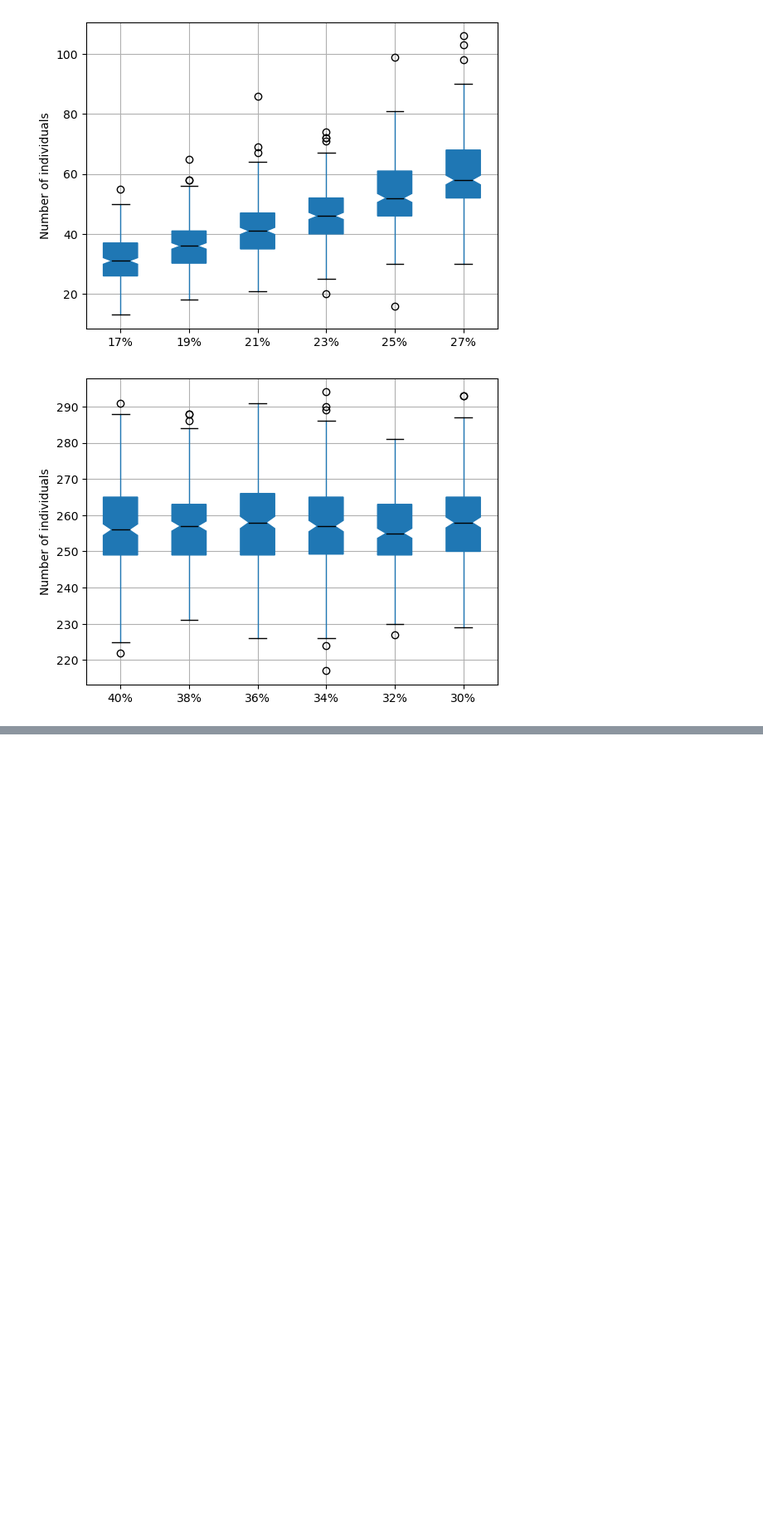
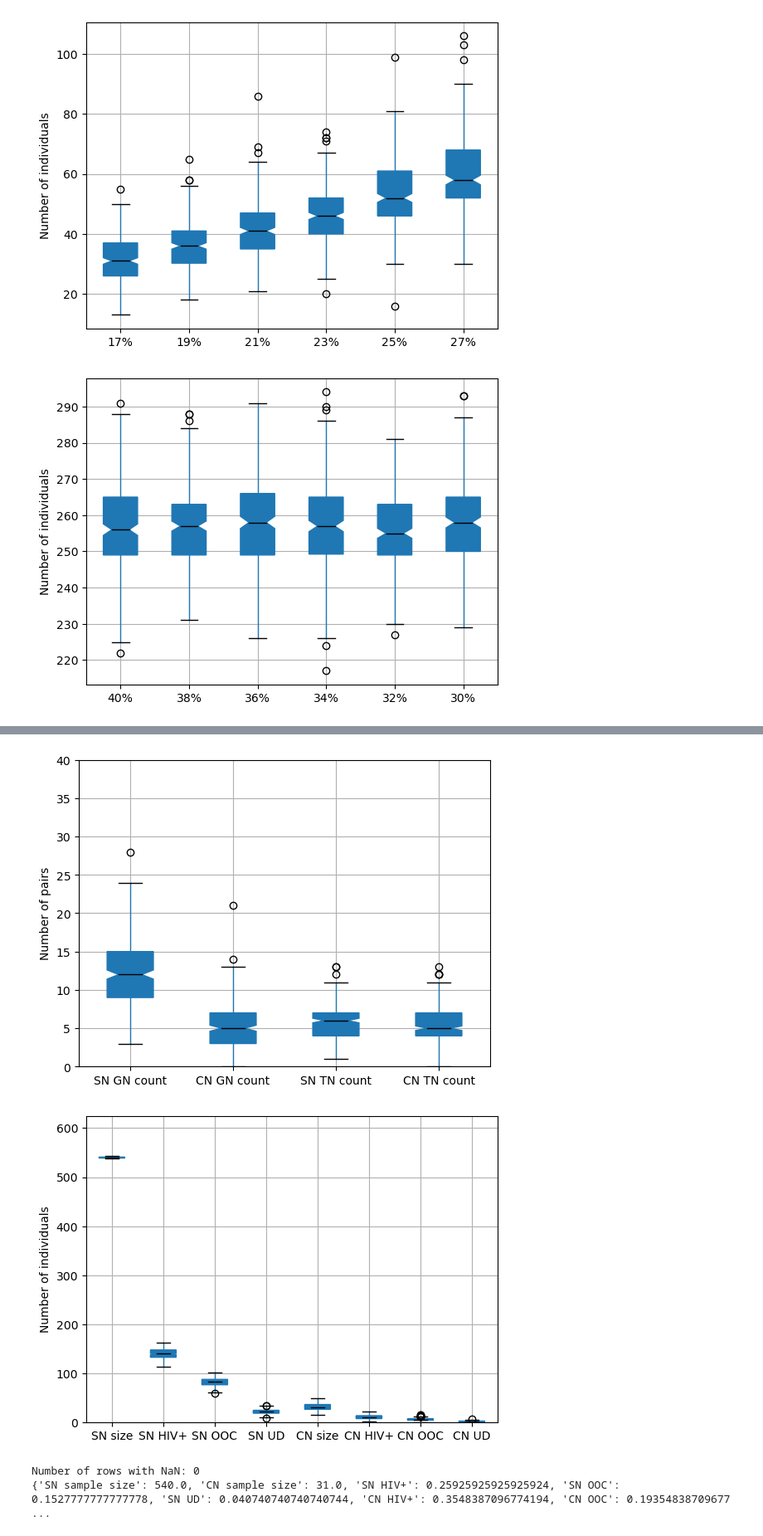
Before and after one commit to breecummins/social_sampling_in_epidemics, a Jupyter notebook: simulations/study_params_20220929/visualize_results.ipynb, the cells around one changed output, grey strips where cells are left out. Shown at 83% size. Saved outputs shown, nothing was run; the diff lists cells and outputs as text; code cells hidden in the pictures; blank space fills up the shorter version.

Commit message:
visualized 50% prevalence and prepared to run 25% prevalence

```diff
--- a/simulations/study_params_20220929/visualize_results.ipynb
+++ b/simulations/study_params_20220929/visualize_results.ipynb
@@ -61,6 +61,8 @@ def boxplots(fname,savename1,savename2,plot1ylim=(0,40)):
 
 def percentages(fname):
     df = load_df(fname)
+    print("Number of rows with NaN: {}".format(df.shape[0] - df.dropna().shape[0]))
+    df = df.dropna()
     SNdenom = np.median(df["SN sample size"].values)
     CNdenom = np.median(df["CN sample size"].values)
     SNhiv = np.median(df["SN HIV+"].values)
@@ -135,0 +146,9 @@ print(percentages(fname))
+# %%
+fname = "results_trimmed_50prevalence/JOB916185/all_summaries_50prevalence_20221220.csv"
+boxplots(fname,"results_trimmed_50prevalence/JOB916185/gn_tn_edges_20221220_50prevalence.jpg","results_trimmed_50prevalence/JOB916185/compartments_20221220_50prevalence.jpg")
+print(percentages(fname))
+# %% [output]
+[figure, added]
+[figure, added]
+Number of rows with NaN: 0
+{'SN sample size': 540.0, 'CN sample size': 31.0, 'SN HIV+': 0.25925925925925924, 'SN OOC': 0.1527777777777778, 'SN UD': 0.040740740740740744, 'CN HIV+': 0.3548387096774194, 'CN OOC': 0.19354838709677 ...
```
Also changed, not shown: parts of 4 cells of this notebook, 1 other file.
